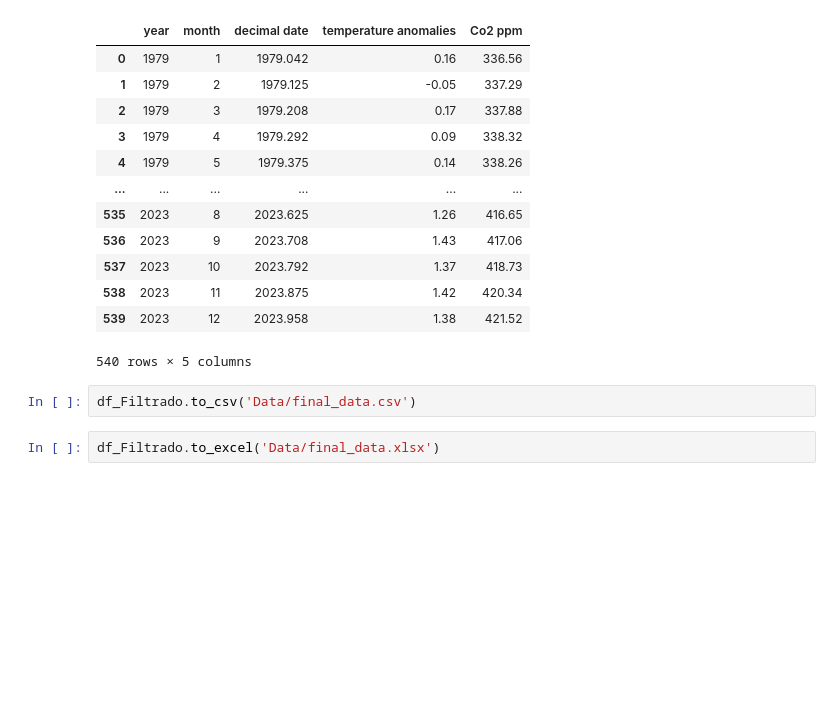
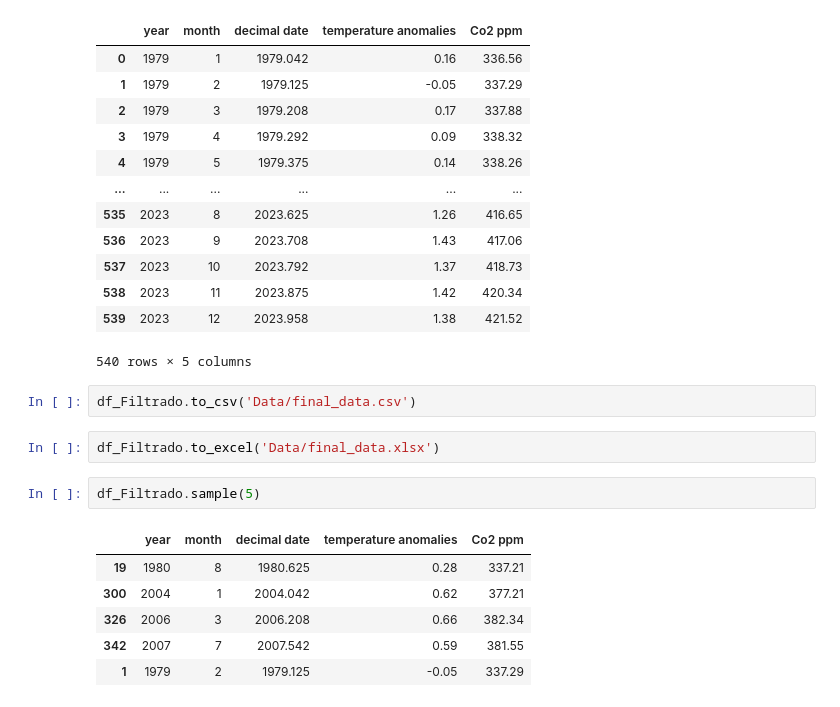
Before and after one commit to Joaof14/Clima_MMQ, a Jupyter notebook: Preparo dos dados.ipynb, the cells around one changed output. Drawn from its saved outputs; the diff is of its cells as text; blank space fills up the shorter version.

```diff
--- a/Preparo dos dados.ipynb
+++ b/Preparo dos dados.ipynb
@@ -185,3 +185,12 @@ df_Filtrado
 df_Filtrado.to_csv('Data/final_data.csv')
 # %%
 df_Filtrado.to_excel('Data/final_data.xlsx')
+# %%
+df_Filtrado.sample(5)
+# %% [output]
+|  | year | month | decimal date | temperature anomalies | Co2 ppm |
+| 19 | 1980 | 8 | 1980.625 | 0.28 | 337.21 |
+| 300 | 2004 | 1 | 2004.042 | 0.62 | 377.21 |
+| 326 | 2006 | 3 | 2006.208 | 0.66 | 382.34 |
+| 342 | 2007 | 7 | 2007.542 | 0.59 | 381.55 |
+| 1 | 1979 | 2 | 1979.125 | -0.05 | 337.29 |
```
Also changed, not shown: 2 other files.
